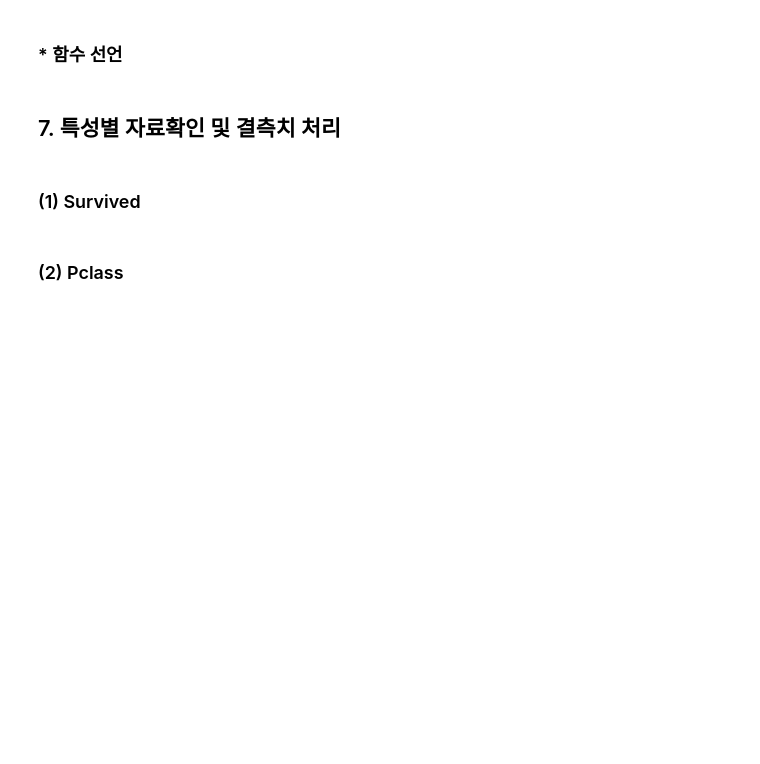
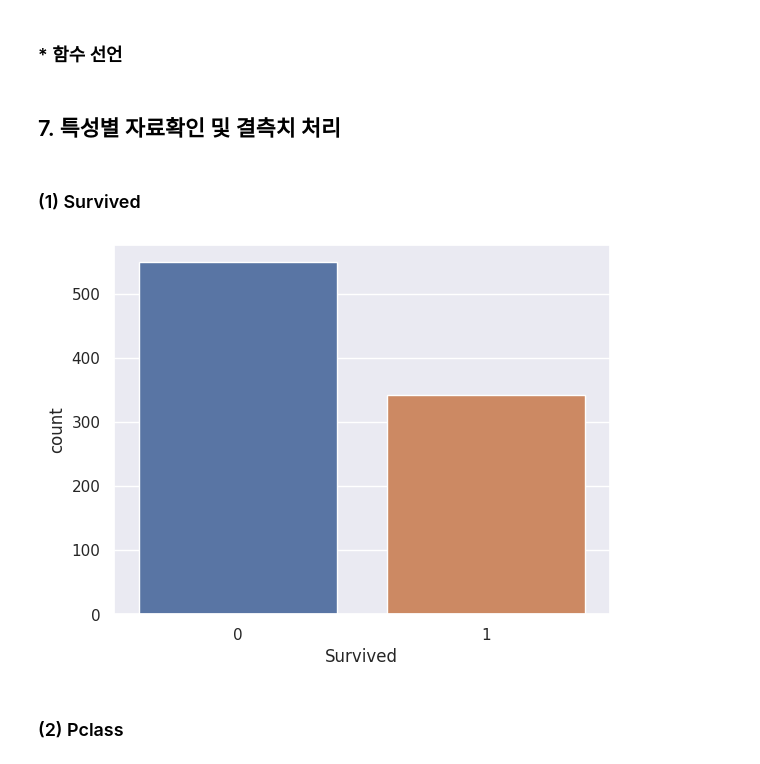
Before and after one commit to gymnopedy01/ictis-2023-ai, a Jupyter notebook: 다운로드/배포_ML_특징공학.ipynb, the cells around one changed output. Drawn from its saved outputs; the diff is of its cells as text; code cells hidden in the pictures; blank space fills up the shorter version.

```diff
--- a/다운로드/배포_ML_특징공학.ipynb
+++ b/다운로드/배포_ML_특징공학.ipynb
@@ -138,8 +171,10 @@ def map_col(col, mapping_info):
 # %%
 train.Survived
 # %%
-sns.countplot(data=train, x= )
+sns.countplot(data=train, x='Survived' )
 plt.show()
+# %% [output]
+[figure, added]
 # %% [markdown]
 ### (2) Pclass
 # %%
```
Also changed, not shown: parts of 92 cells of this notebook.
